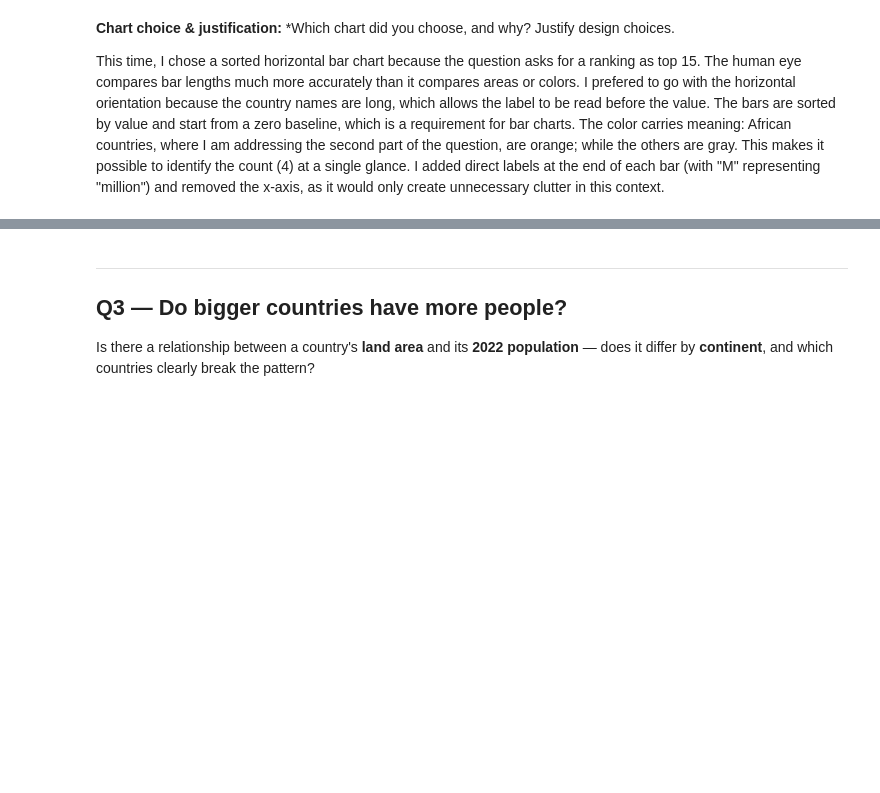
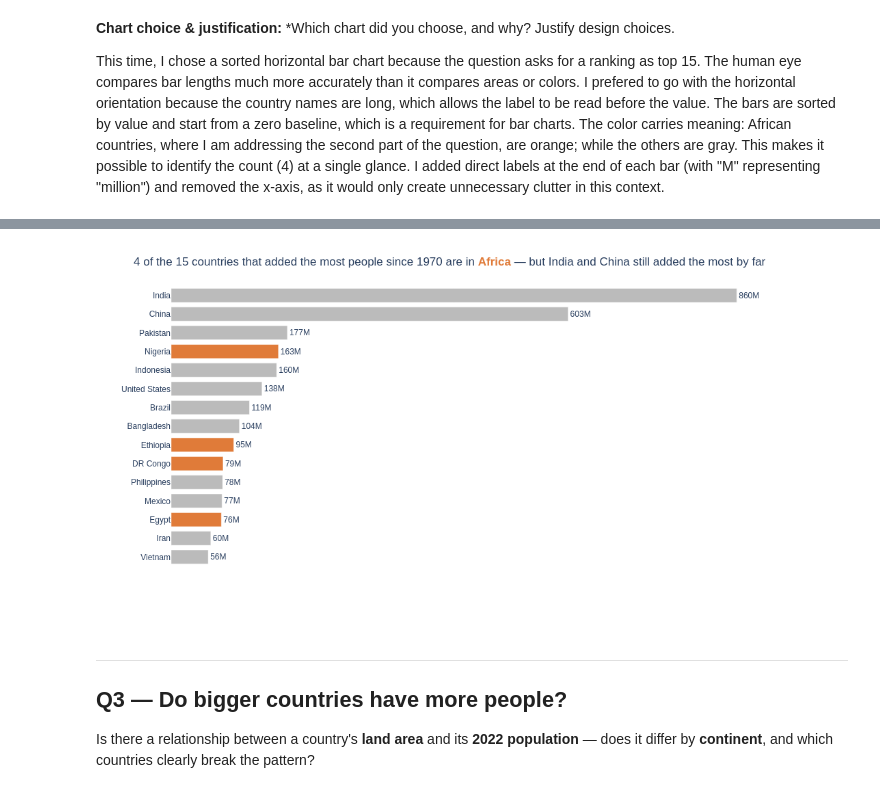
Before and after one commit to elifsila/dataviz-exercises-elifsilaokutucu, a Jupyter notebook: quiz/dataviz_quiz.ipynb, the cells around one changed output, grey strips where cells are left out. Drawn from its saved outputs; the diff is of its cells as text; code cells hidden in the pictures; blank space fills up the shorter version.

```diff
--- a/quiz/dataviz_quiz.ipynb
+++ b/quiz/dataviz_quiz.ipynb
@@ -143,5 +155,5 @@ fig.update_layout(
     font=dict(family='Arial', size=12), showlegend=False, bargap=0.25,
     xaxis=dict(visible=False, range=[0, top15['Added'].max() * 1.1]),   # zero baseline, labels replace the axis
     yaxis=dict(title='', categoryorder='total ascending'))
-fig.show()
+save_and_show(fig, 'q2_bar')
 # %% [output]
@@ -149,3 +160,4 @@ fig.show()
+[figure, added]
 # %% [markdown]
 ---
 ## Q3 — Do bigger countries have more people?
```
Also changed, not shown: parts of 10 cells of this notebook, 7 other files.
